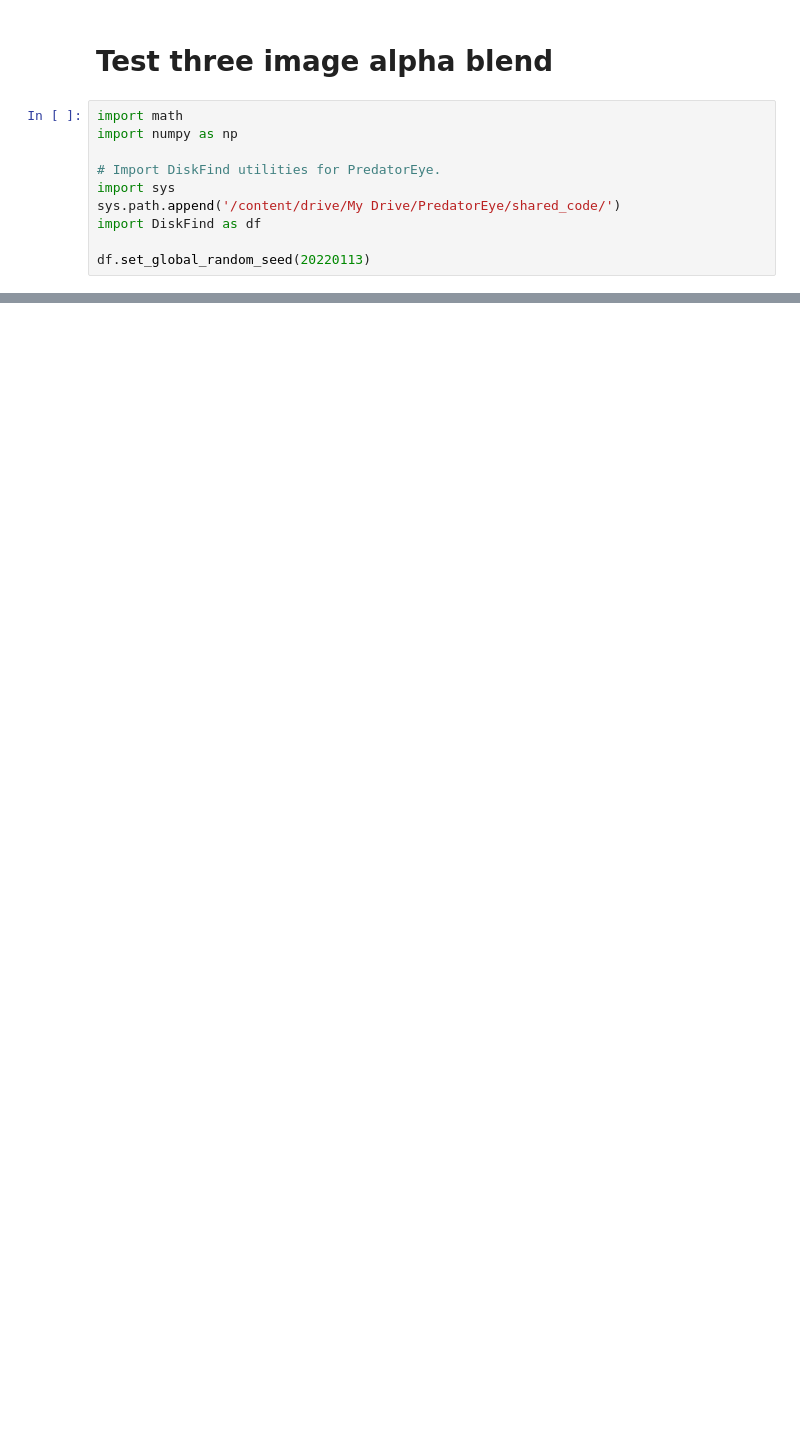
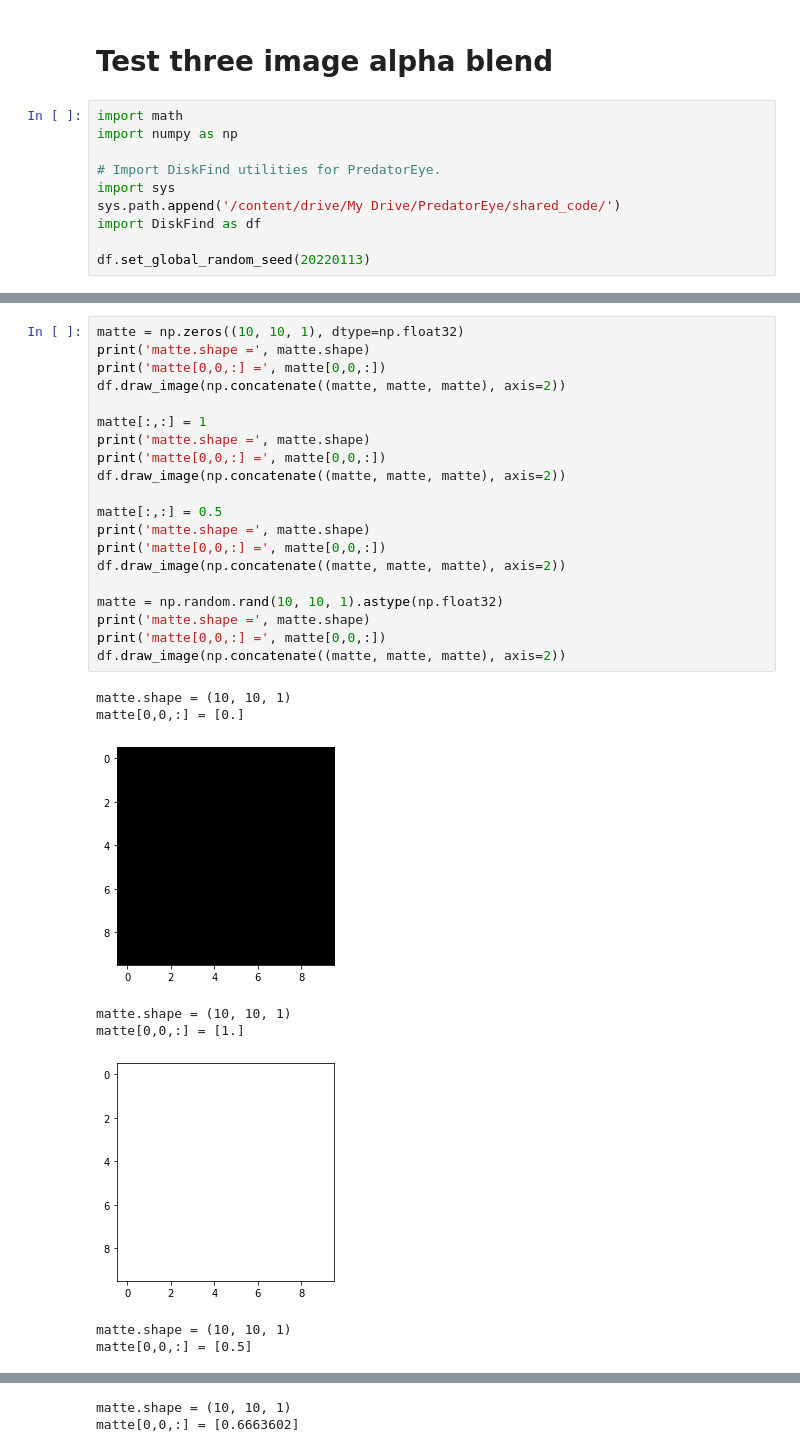
Before and after one commit to cwreynolds/PredatorEye, a Jupyter notebook: ThreeImageSoftMatte.ipynb, the cells around one changed output, grey strips where cells are left out. Cells and saved outputs as stored; diff of their text form; blank space fills up the shorter version.

```diff
--- a/ThreeImageSoftMatte.ipynb
+++ b/ThreeImageSoftMatte.ipynb
@@ -247,3 +110,32 @@ matte.shape = (26, 26, 1)
 [figure]
 [figure]
 [figure]
+# %%
+matte = np.zeros((10, 10, 1), dtype=np.float32)
+print('matte.shape =', matte.shape)
+print('matte[0,0,:] =', matte[0,0,:])
+df.draw_image(np.concatenate((matte, matte, matte), axis=2))
+
+matte[:,:] = 1
+print('matte.shape =', matte.shape)
+print('matte[0,0,:] =', matte[0,0,:])
+df.draw_image(np.concatenate((matte, matte, matte), axis=2))
+
+matte[:,:] = 0.5
+print('matte.shape =', matte.shape)
+print('matte[0,0,:] =', matte[0,0,:])
+df.draw_image(np.concatenate((matte, matte, matte), axis=2))
+
+matte = np.random.rand(10, 10, 1).astype(np.float32)
+print('matte.shape =', matte.shape)
+print('matte[0,0,:] =', matte[0,0,:])
+df.draw_image(np.concatenate((matte, matte, matte), axis=2))
+# %% [output]
+matte.shape = (10, 10, 1)
+matte[0,0,:] = [0.]
+[figure, added]
+matte.shape = (10, 10, 1)
+matte[0,0,:] = [1.]
+[figure, added]
+matte.shape = (10, 10, 1)
+matte[0,0,:] = [0.5]
@@ -249,0 +143,2 @@ matte.shape = (26, 26, 1)
+matte.shape = (10, 10, 1)
+matte[0,0,:] = [0.6663602]
```
Also changed, not shown: parts of 2 cells of this notebook.
